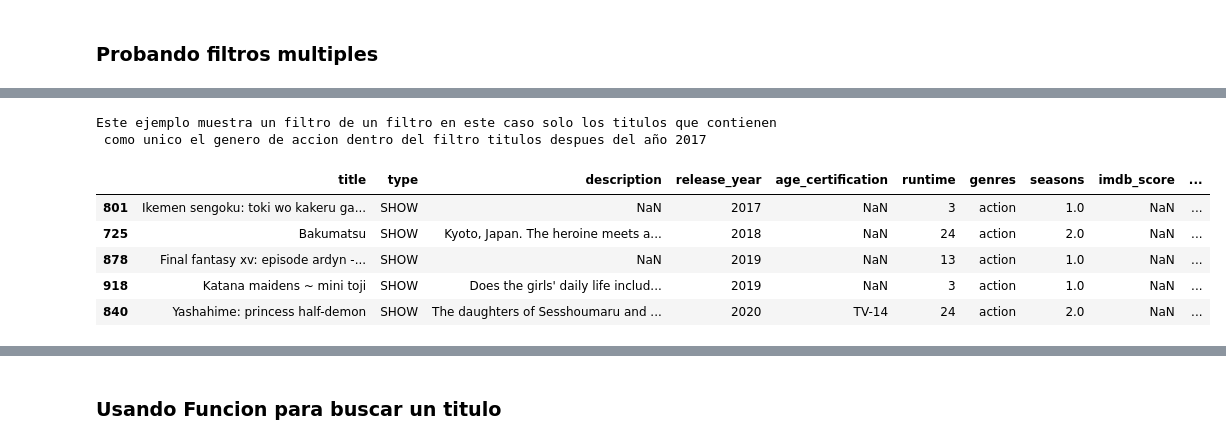
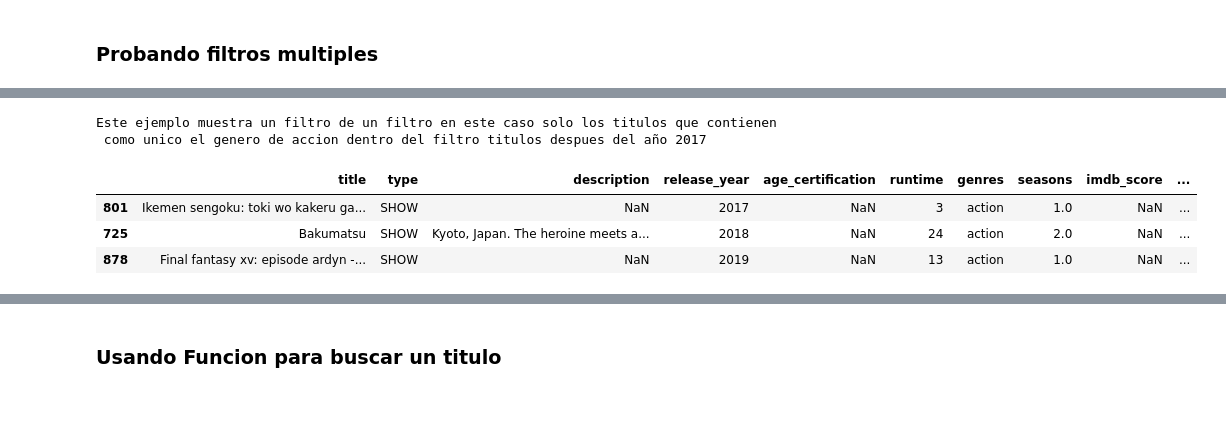
Before and after one commit to Eva02Daruma/presentacion-de-IA, a Jupyter notebook: main.ipynb, the cells around one changed output, grey strips where cells are left out. Drawn from its saved outputs; the diff is of its cells as text; code cells hidden in the pictures; blank space fills up the shorter version.

```diff
--- a/main.ipynb
+++ b/main.ipynb
@@ -334,14 +358,12 @@ mdfiltroYear(year= "2017" , fromD="after",data=data).head()
 # %%
 # Este ejemplo muestra un filtro de un filtro en este caso los titulos que contienen solo el genero de accion dentro del filtro titulos despues del año 2017
 data = solocontainsFun(tipoStr='action', column='genres')
 print("Este ejemplo muestra un filtro de un filtro en este caso solo los titulos que contienen \n como unico el genero de accion dentro del filtro titulos despues del año 2017")
-mdfiltroYear(year= "2017" , fromD="after",data=data).head()
+mdfiltroYear(year= "2017" , fromD="after",data=data).head(3)
 # %% [output]
 Este ejemplo muestra un filtro de un filtro en este caso solo los titulos que contienen
  como unico el genero de accion dentro del filtro titulos despues del año 2017
 |  | title | type | description | release_year | age_certification | runtime | genres | seasons | imdb_score | ... |
 | 801 | Ikemen sengoku: toki wo kakeru ga... | SHOW | NaN | 2017 | NaN | 3 | action | 1.0 | NaN | ... |
 | 725 | Bakumatsu | SHOW | Kyoto, Japan. The heroine meets a... | 2018 | NaN | 24 | action | 2.0 | NaN | ... |
 | 878 | Final fantasy xv: episode ardyn -... | SHOW | NaN | 2019 | NaN | 13 | action | 1.0 | NaN | ... |
-| 918 | Katana maidens ~ mini toji | SHOW | Does the girls' daily life includ... | 2019 | NaN | 3 | action | 1.0 | NaN | ... |
-| 840 | Yashahime: princess half-demon | SHOW | The daughters of Sesshoumaru and ... | 2020 | TV-14 | 24 | action | 2.0 | NaN | ... |
```
Also changed, not shown: parts of 12 cells of this notebook.
